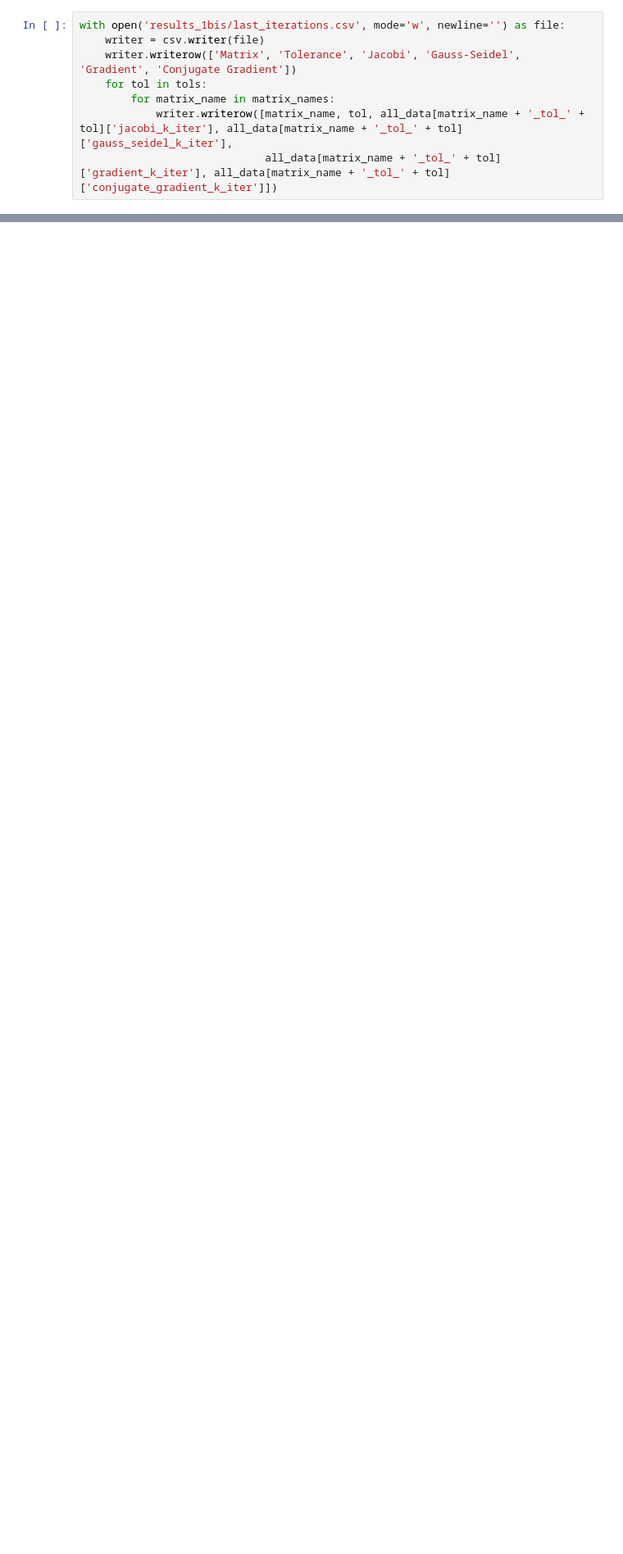
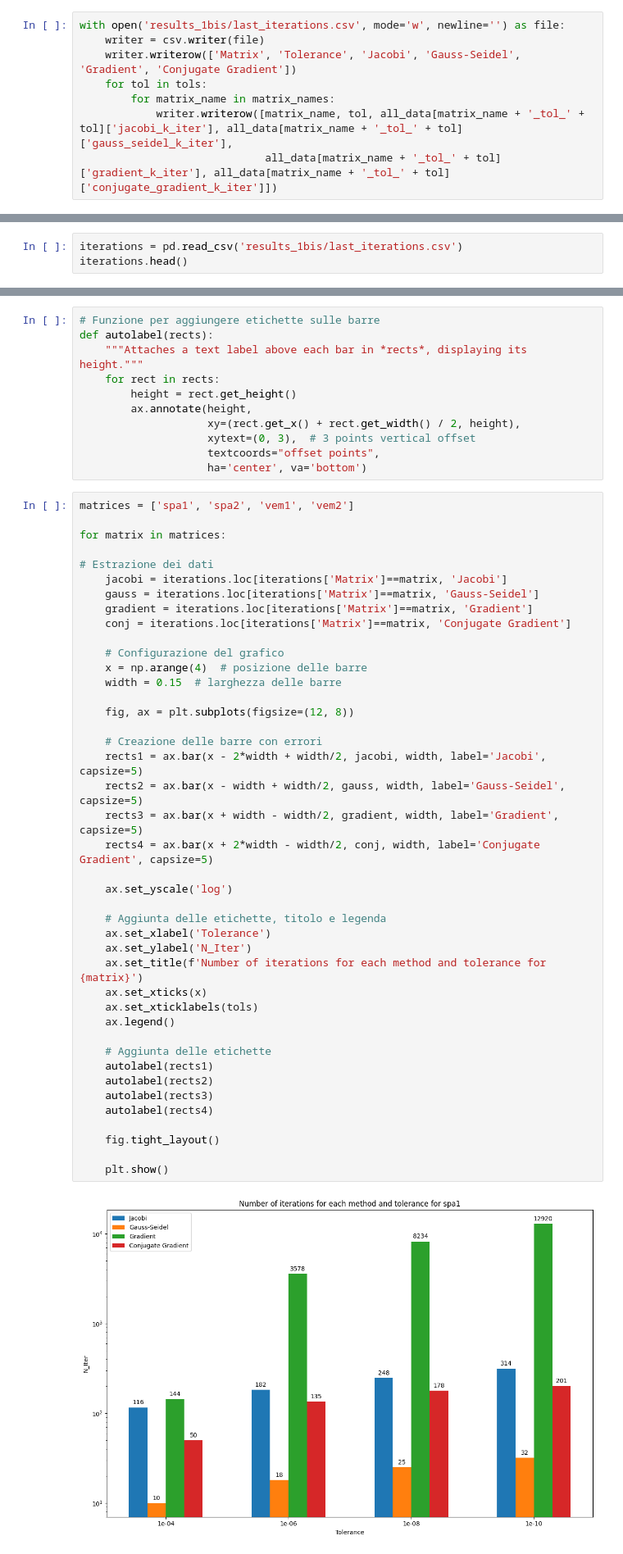
Before and after one commit to simone-vendramini/metodi_calcolo_scientifico, a Jupyter notebook: compare_results_1bis.ipynb, the cells around one changed output, grey strips where cells are left out. Shown at 82% size. Drawn from its saved outputs; the diff is of its cells as text; blank space fills up the shorter version.

Commit message:
grafico iter

```diff
--- a/compare_results_1bis.ipynb
+++ b/compare_results_1bis.ipynb
@@ -216,0 +220,3 @@ with open('results_1bis/last_iterations.csv', mode='w', newline='') as file:
+# %%
+iterations = pd.read_csv('results_1bis/last_iterations.csv')
+iterations.head()
@@ -216,0 +230,55 @@ with open('results_1bis/last_iterations.csv', mode='w', newline='') as file:
+# %%
+# Funzione per aggiungere etichette sulle barre
+def autolabel(rects):
+    """Attaches a text label above each bar in *rects*, displaying its height."""
+    for rect in rects:
+        height = rect.get_height()
+        ax.annotate(height,
+                    xy=(rect.get_x() + rect.get_width() / 2, height),
+                    xytext=(0, 3),  # 3 points vertical offset
+                    textcoords="offset points",
+                    ha='center', va='bottom')
+# %%
+matrices = ['spa1', 'spa2', 'vem1', 'vem2']
+
+for matrix in matrices:
+
+# Estrazione dei dati
+    jacobi = iterations.loc[iterations['Matrix']==matrix, 'Jacobi']
+    gauss = iterations.loc[iterations['Matrix']==matrix, 'Gauss-Seidel']
+    gradient = iterations.loc[iterations['Matrix']==matrix, 'Gradient']
+    conj = iterations.loc[iterations['Matrix']==matrix, 'Conjugate Gradient']
+
+    # Configurazione del grafico
+    x = np.arange(4)  # posizione delle barre
+    width = 0.15  # larghezza delle barre
+
+    fig, ax = plt.subplots(figsize=(12, 8))
+
+    # Creazione delle barre con errori
+    rects1 = ax.bar(x - 2*width + width/2, jacobi, width, label='Jacobi', capsize=5)
+    rects2 = ax.bar(x - width + width/2, gauss, width, label='Gauss-Seidel', capsize=5)
+    rects3 = ax.bar(x + width - width/2, gradient, width, label='Gradient', capsize=5)
+    rects4 = ax.bar(x + 2*width - width/2, conj, width, label='Conjugate Gradient', capsize=5)
+
+    ax.set_yscale('log')
+
+    # Aggiunta delle etichette, titolo e legenda
+    ax.set_xlabel('Tolerance')
+    ax.set_ylabel('N_Iter')
+    ax.set_title(f'Number of iterations for each method and tolerance for {matrix}')
+    ax.set_xticks(x)
+    ax.set_xticklabels(tols)
+    ax.legend()
+
+    # Aggiunta delle etichette
+    autolabel(rects1)
+    autolabel(rects2)
+    autolabel(rects3)
+    autolabel(rects4)
+
+    fig.tight_layout()
+
+    plt.show()
+# %% [output]
+[figure, added]
```
Also changed, not shown: parts of 5 cells of this notebook, 17 other files.
